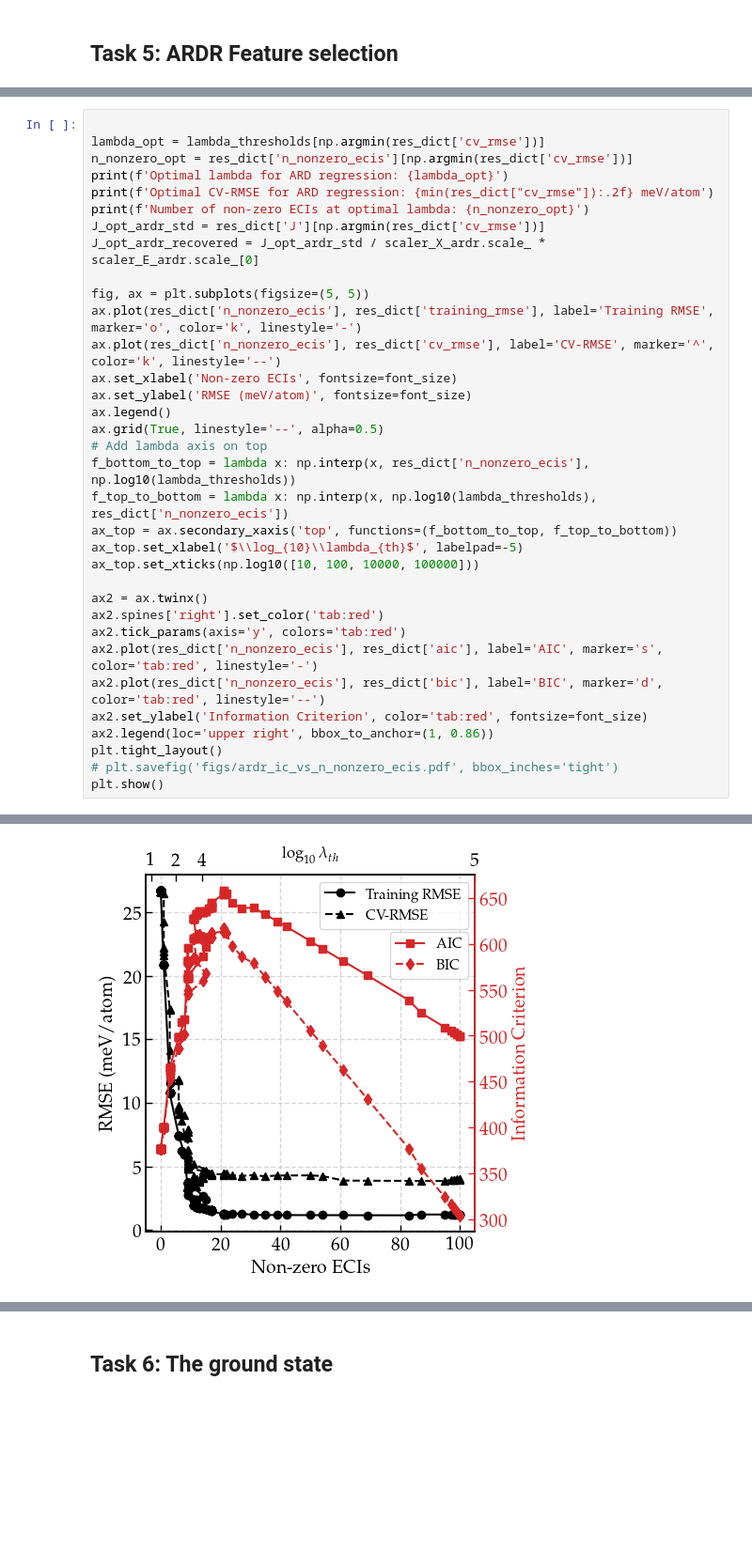
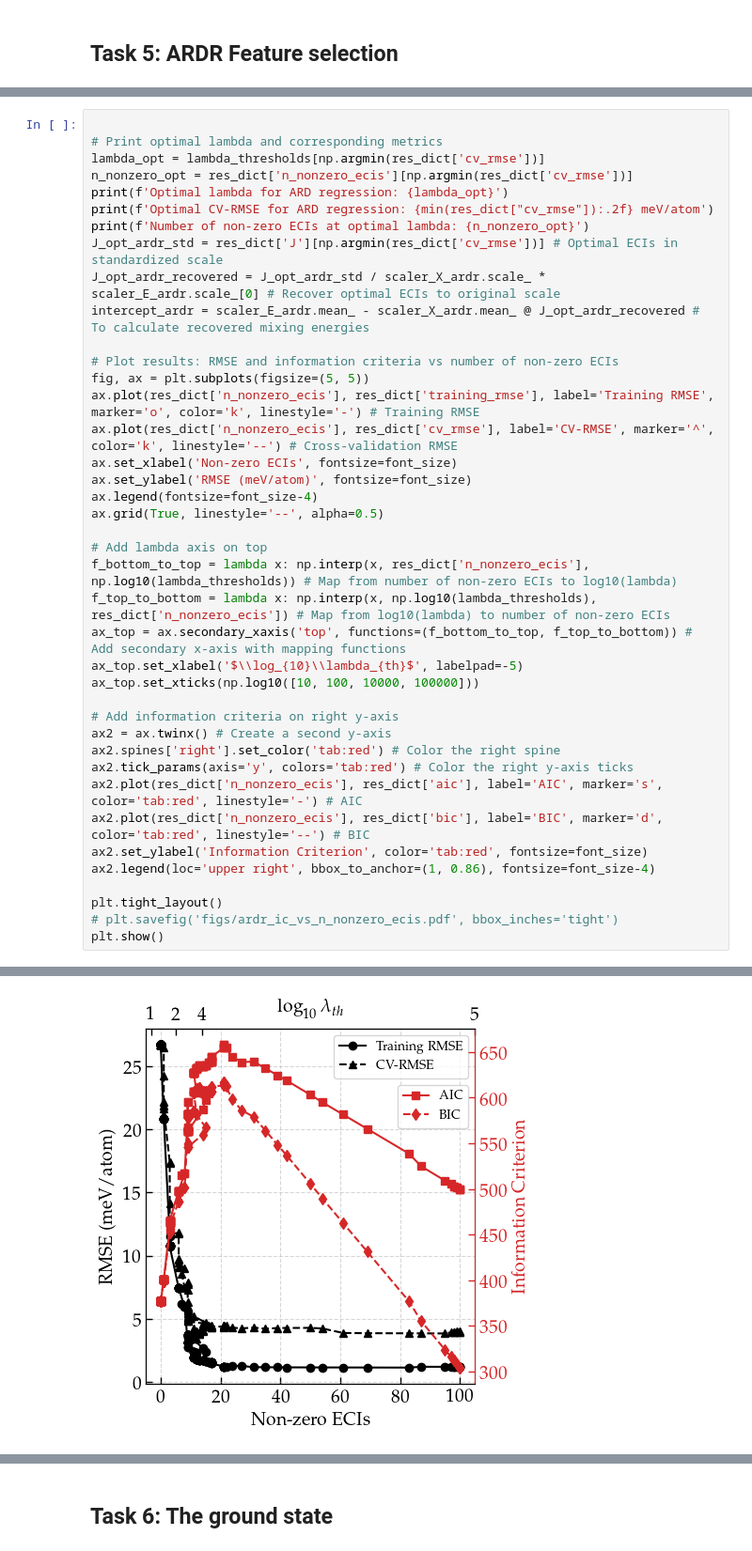
Before and after one commit to stommen/tif345_projects, a Jupyter notebook: project_2a/project2a_LBOS.ipynb, the cells around one changed output, grey strips where cells are left out. Shown at 94% size. Saved outputs shown, nothing was run; the diff lists cells and outputs as text; blank space fills up the shorter version.

```diff
--- a/project_2a/project2a_LBOS.ipynb
+++ b/project_2a/project2a_LBOS.ipynb
@@ -501,42 +586,48 @@ for lam in lambda_thresholds:
     res_dict['J'].append(ard.coef_)
 # %%
 
+# Print optimal lambda and corresponding metrics
 lambda_opt = lambda_thresholds[np.argmin(res_dict['cv_rmse'])]
 n_nonzero_opt = res_dict['n_nonzero_ecis'][np.argmin(res_dict['cv_rmse'])]
 print(f'Optimal lambda for ARD regression: {lambda_opt}')
 print(f'Optimal CV-RMSE for ARD regression: {min(res_dict["cv_rmse"]):.2f} meV/atom')
 print(f'Number of non-zero ECIs at optimal lambda: {n_nonzero_opt}')
-J_opt_ardr_std = res_dict['J'][np.argmin(res_dict['cv_rmse'])]
-J_opt_ardr_recovered = J_opt_ardr_std / scaler_X_ardr.scale_ * scaler_E_ardr.scale_[0]
+J_opt_ardr_std = res_dict['J'][np.argmin(res_dict['cv_rmse'])] # Optimal ECIs in standardized scale
+J_opt_ardr_recovered = J_opt_ardr_std / scaler_X_ardr.scale_ * scaler_E_ardr.scale_[0] # Recover optimal ECIs to original scale
+intercept_ardr = scaler_E_ardr.mean_ - scaler_X_ardr.mean_ @ J_opt_ardr_recovered # To calculate recovered mixing energies
 
+# Plot results: RMSE and information criteria vs number of non-zero ECIs
 fig, ax = plt.subplots(figsize=(5, 5))
-ax.plot(res_dict['n_nonzero_ecis'], res_dict['training_rmse'], label='Training RMSE', marker='o', color='k', linestyle='-')
-ax.plot(res_dict['n_nonzero_ecis'], res_dict['cv_rmse'], label='CV-RMSE', marker='^', color='k', linestyle='--')
+ax.plot(res_dict['n_nonzero_ecis'], res_dict['training_rmse'], label='Training RMSE', marker='o', color='k', linestyle='-') # Training RMSE
+ax.plot(res_dict['n_nonzero_ecis'], res_dict['cv_rmse'], label='CV-RMSE', marker='^', color='k', linestyle='--') # Cross-validation RMSE
 ax.set_xlabel('Non-zero ECIs', fontsize=font_size)
 ax.set_ylabel('RMSE (meV/atom)', fontsize=font_size)
-ax.legend()
+ax.legend(fontsize=font_size-4)
 ax.grid(True, linestyle='--', alpha=0.5)
+
 # Add lambda axis on top
-f_bottom_to_top = lambda x: np.interp(x, res_dict['n_nonzero_ecis'], np.log10(lambda_thresholds))
-f_top_to_bottom = lambda x: np.interp(x, np.log10(lambda_thresholds), res_dict['n_nonzero_ecis'])
-ax_top = ax.secondary_xaxis('top', functions=(f_bottom_to_top, f_top_to_bottom))
+f_bottom_to_top = lambda x: np.interp(x, res_dict['n_nonzero_ecis'], np.log10(lambda_thresholds)) # Map from number of non-zero ECIs to log10(lambda)
+f_top_to_bottom = lambda x: np.interp(x, np.log10(lambda_thresholds), res_dict['n_nonzero_ecis']) # Map from log10(lambda) to number of non-zero ECIs
+ax_top = ax.secondary_xaxis('top', functions=(f_bottom_to_top, f_top_to_bottom)) # Add secondary x-axis with mapping functions
 ax_top.set_xlabel('$\\log_{10}\\lambda_{th}$', labelpad=-5)
 ax_top.set_xticks(np.log10([10, 100, 10000, 100000]))
 
-ax2 = ax.twinx()
-ax2.spines['right'].set_color('tab:red')
-ax2.tick_params(axis='y', colors='tab:red')
-ax2.plot(res_dict['n_nonzero_ecis'], res_dict['aic'], label='AIC', marker='s', color='tab:red', linestyle='-')
-ax2.plot(res_dict['n_nonzero_ecis'], res_dict['bic'], label='BIC', marker='d', color='tab:red', linestyle='--')
+# Add information criteria on right y-axis
+ax2 = ax.twinx() # Create a second y-axis
+ax2.spines['right'].set_color('tab:red') # Color the right spine
+ax2.tick_params(axis='y', colors='tab:red') # Color the right y-axis ticks
+ax2.plot(res_dict['n_nonzero_ecis'], res_dict['aic'], label='AIC', marker='s', color='tab:red', linestyle='-') # AIC
+ax2.plot(res_dict['n_nonzero_ecis'], res_dict['bic'], label='BIC', marker='d', color='tab:red', linestyle='--') # BIC
 ax2.set_ylabel('Information Criterion', color='tab:red', fontsize=font_size)
-ax2.legend(loc='upper right', bbox_to_anchor=(1, 0.86))
+ax2.legend(loc='upper right', bbox_to_anchor=(1, 0.86), fontsize=font_size-4)
+
 plt.tight_layout()
 # plt.savefig('figs/ardr_ic_vs_n_nonzero_ecis.pdf', bbox_inches='tight')
 plt.show()
 # %% [output]
 Optimal lambda for ARD regression: 1162.322468679852
 Optimal CV-RMSE for ARD regression: 3.44 meV/atom
 Number of non-zero ECIs at optimal lambda: 12
-[figure, old version]
+[figure, new version]
 # %%
 
```
Also changed, not shown: parts of 18 cells of this notebook, 2 other files.
